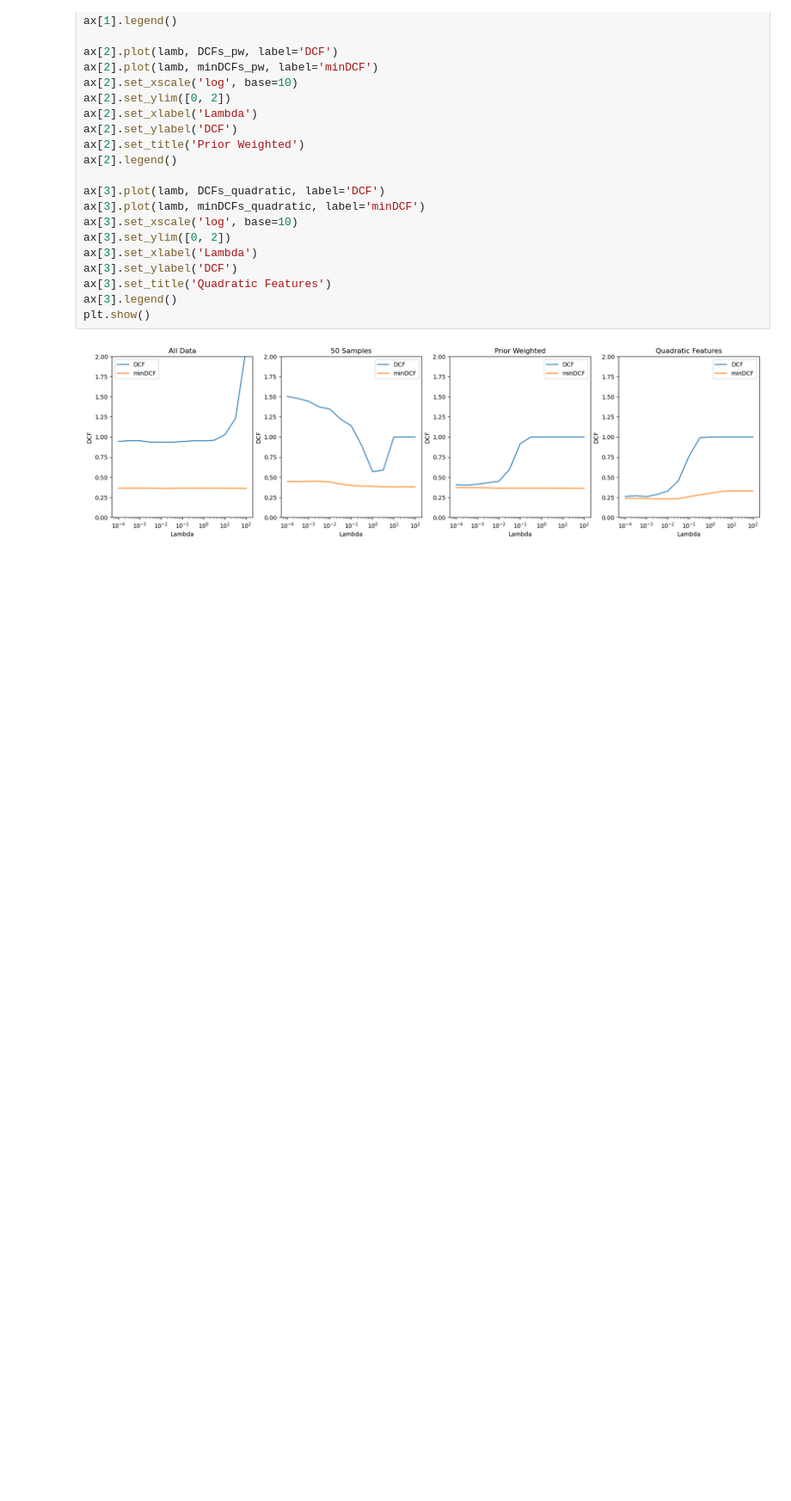
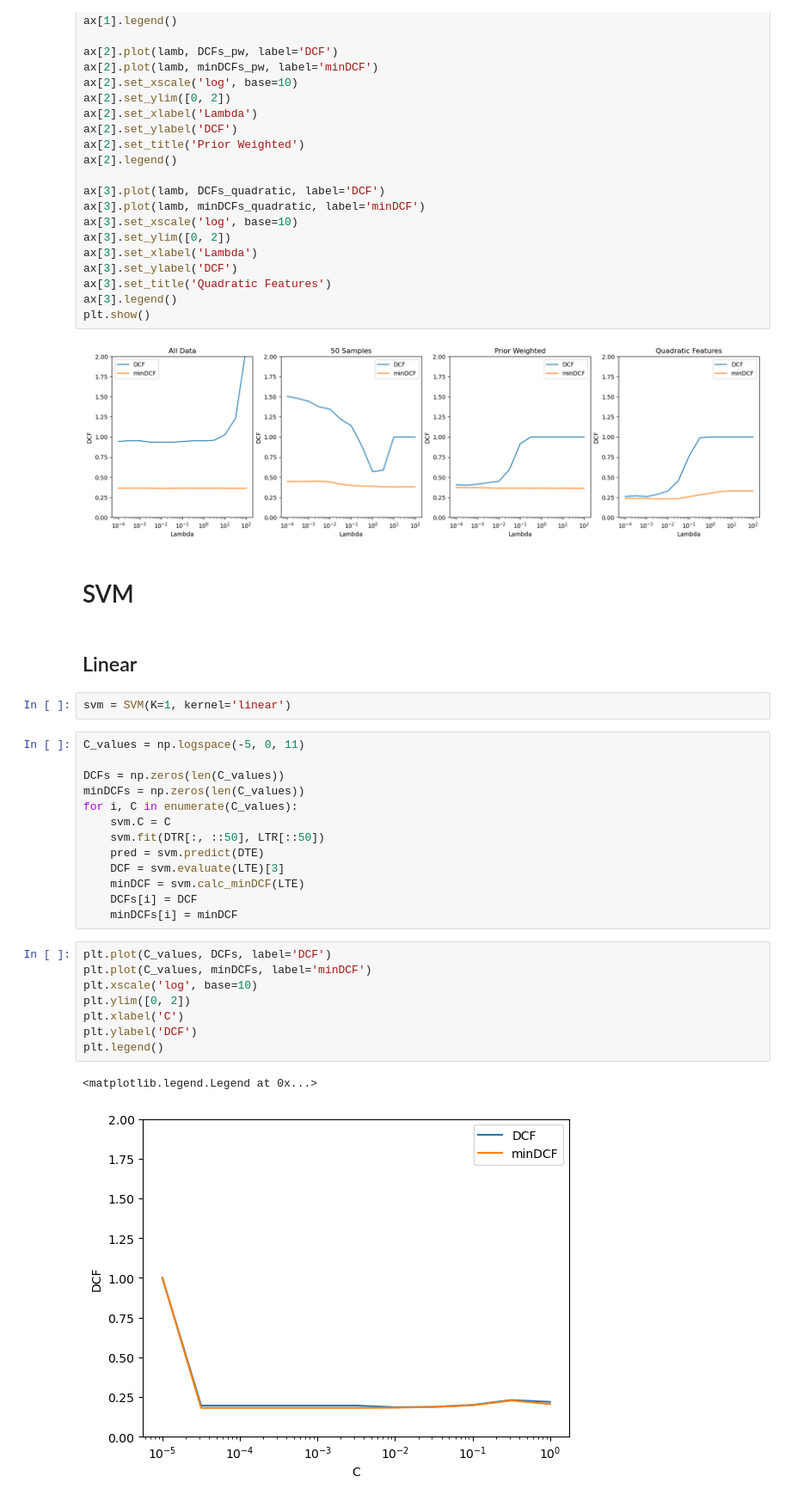
Before and after one commit to Artlima1/mlpr, a Jupyter notebook: labs/project/Project.ipynb, the cells around one changed output. Shown at 86% size. Saved outputs shown, nothing was run; the diff lists cells and outputs as text; blank space fills up the shorter version.

```diff
--- a/labs/project/Project.ipynb
+++ b/labs/project/Project.ipynb
@@ -450,3 +473,33 @@ ax[3].legend()
 plt.show()
 # %% [output]
 [figure]
+# %% [markdown]
+# SVM
+# %% [markdown]
+## Linear
+# %%
+svm = SVM(K=1, kernel='linear')
+# %%
+C_values = np.logspace(-5, 0, 11)
+
+DCFs = np.zeros(len(C_values))
+minDCFs = np.zeros(len(C_values))
+for i, C in enumerate(C_values):
+    svm.C = C
+    svm.fit(DTR[:, ::50], LTR[::50])
+    pred = svm.predict(DTE)
+    DCF = svm.evaluate(LTE)[3]
+    minDCF = svm.calc_minDCF(LTE)
+    DCFs[i] = DCF
+    minDCFs[i] = minDCF
+# %%
+plt.plot(C_values, DCFs, label='DCF')
+plt.plot(C_values, minDCFs, label='minDCF')
+plt.xscale('log', base=10)
+plt.ylim([0, 2])
+plt.xlabel('C')
+plt.ylabel('DCF')
+plt.legend()
+# %% [output]
+<matplotlib.legend.Legend at 0x...>
+[figure, added]
```
Also changed, not shown: parts of 12 cells of this notebook, 2 other files.
